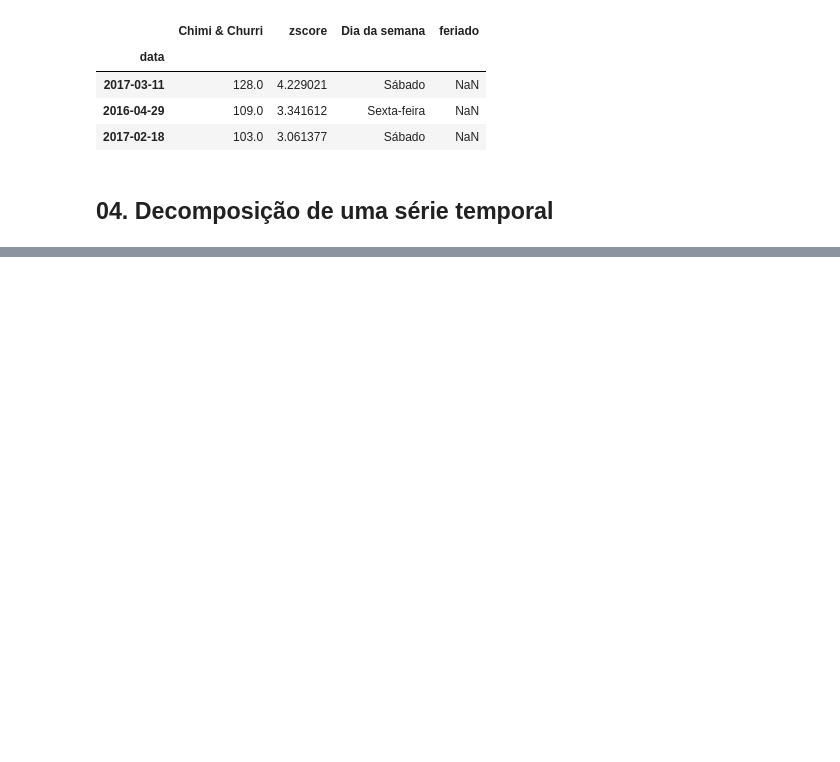
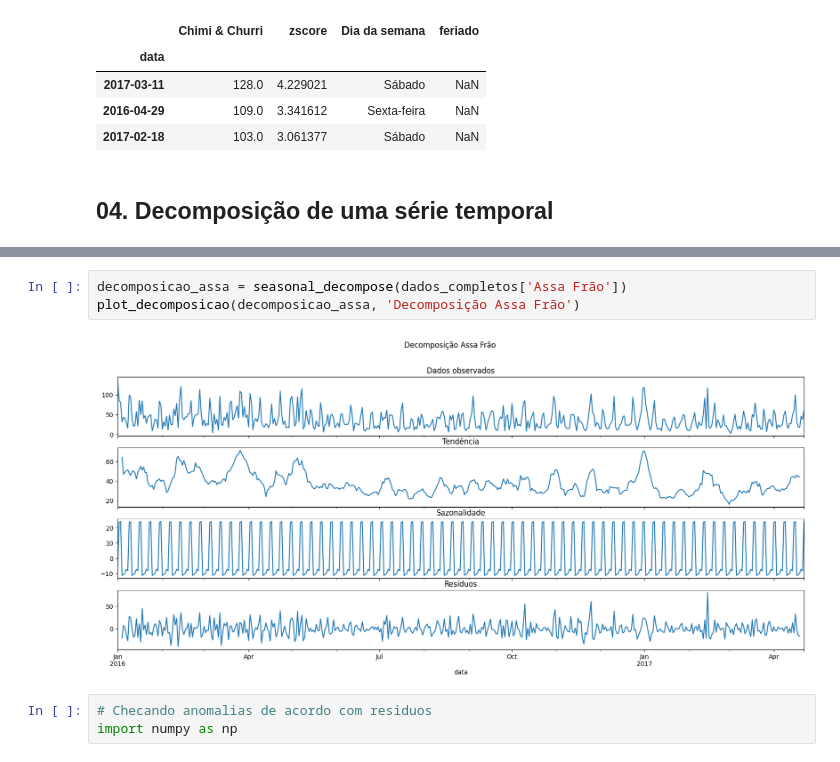
Before and after one commit to JCarapina/Estudos-praticos, a Jupyter notebook: arquivo.ipynb, the cells around one changed output, grey strips where cells are left out. Cells and saved outputs as stored; diff of their text form; blank space fills up the shorter version.

```diff
--- a/arquivo.ipynb
+++ b/arquivo.ipynb
@@ -475,0 +570,8 @@ anomalias_chimi.sort_values(by='zscore',ascending=False)
+# %%
+decomposicao_assa = seasonal_decompose(dados_completos['Assa Frão'])
+plot_decomposicao(decomposicao_assa, 'Decomposição Assa Frão')
+# %% [output]
+[figure, added]
+# %%
+# Checando anomalias de acordo com residuos
+import numpy as np
```
Also changed, not shown: parts of 15 cells of this notebook.
